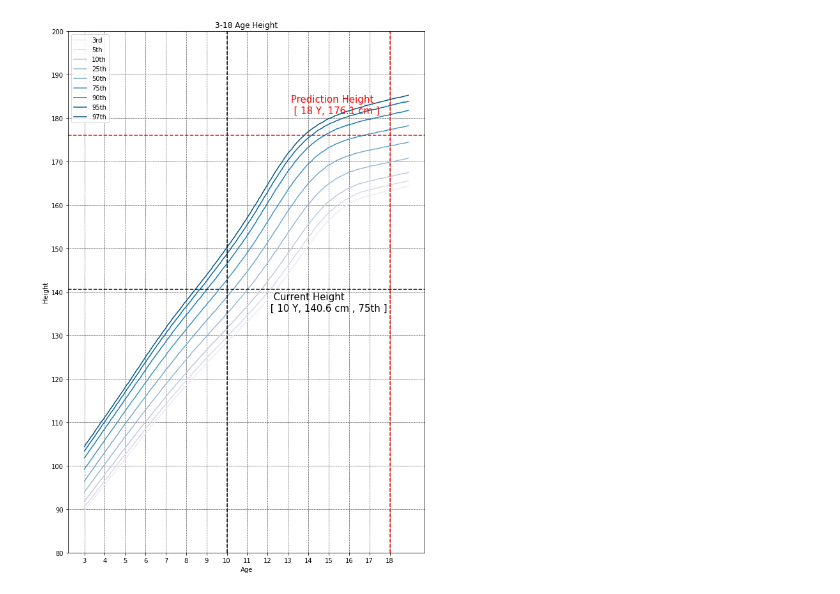
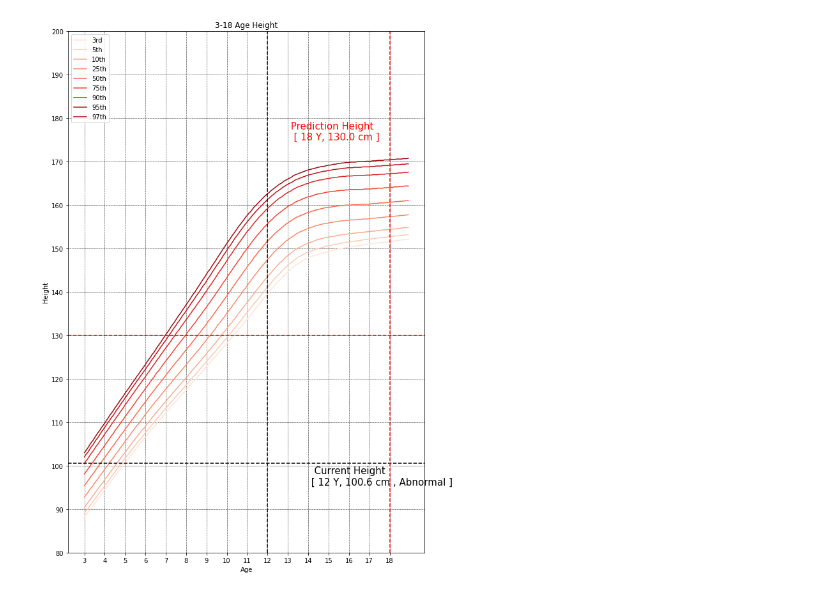
Before and after one commit to kikiru328/Bone_Detection, a Jupyter notebook: Growth_graph.ipynb, the cells around one changed output. Drawn from its saved outputs; the diff is of its cells as text; code cells hidden in the pictures.

```diff
--- a/Growth_graph.ipynb
+++ b/Growth_graph.ipynb
@@ -80,10 +85,12 @@ def Height_graph(gender, Predict_BA, current_Height):
 
     plt.axvline(Predict_BA,color='k',linestyle='--')
     plt.axhline(current_Height,color='k',linestyle='--')
-    if result_th != None:
+    if result_th == 'MONTH':
+        plt.text(x=Predict_BA+2, y=current_Height-5, s=(f'  Current Height  \n [ {Predict_BA} Y, {current_Height} cm , Abnormal ]'), alpha=1, color='k',fontsize=15)
+    elif result_th == None :
+        plt.text(x=Predict_BA+2, y=current_Height-5, s=(f'  Current Height  \n [ {Predict_BA} Y, {current_Height} cm , Abnormal ]'), alpha=1, color='k',fontsize=15)
+    elif result_th != None:
         plt.text(x=Predict_BA+2, y=current_Height-5, s=(f'  Current Height  \n [ {Predict_BA} Y, {current_Height} cm , {result_th} ]'), alpha=1, color='k',fontsize=15)
-    elif result_th == None:
-        plt.text(x=Predict_BA+2, y=current_Height-5, s=(f'  Current Height  \n [ {Predict_BA} Y, {current_Height} cm , Abnormal ]'), alpha=1, color='k',fontsize=15)
 
     plt.axvline(18,color='r',linestyle='--')
     plt.axhline(Predict_Height,color='r',linestyle='--')
@@ -99,7 +106,8 @@ def Height_graph(gender, Predict_BA, current_Height):
     plt.xticks(ticks=range(3,19))
     plt.yticks(ticks=range(80,201,10))
     plt.title('3-18 Age Height')
-# %%
-Height_graph(1,10,140.6)
-# %% [output]
-[figure, removed]
+# %%
+# def Height_graph(gender, Predict_BA, current_Height):
+Height_graph(0,12,100.6)
+# %% [output]
+[figure, added]
```
Also changed, not shown: parts of 1 cell of this notebook.
